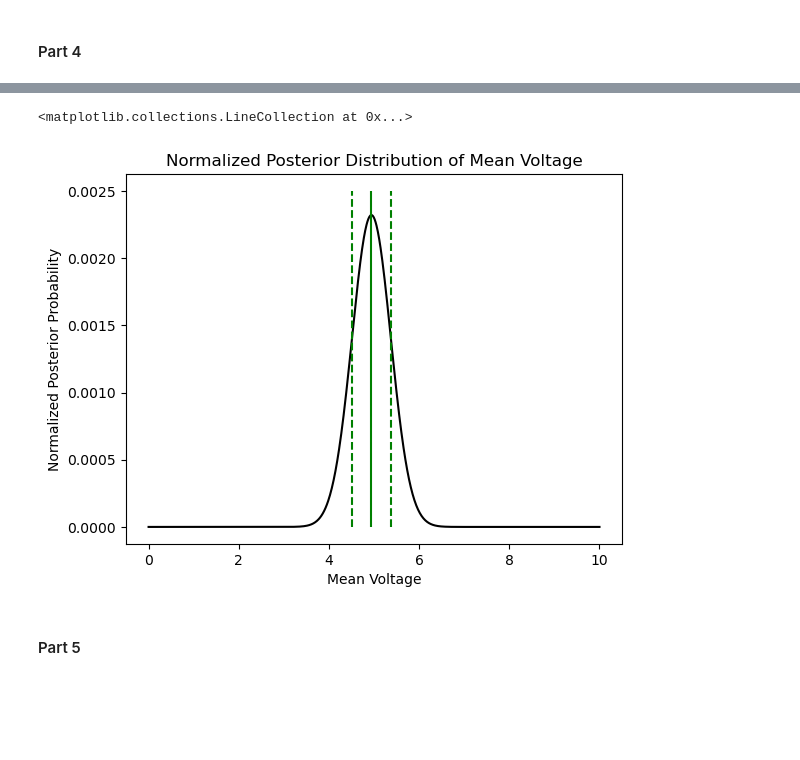
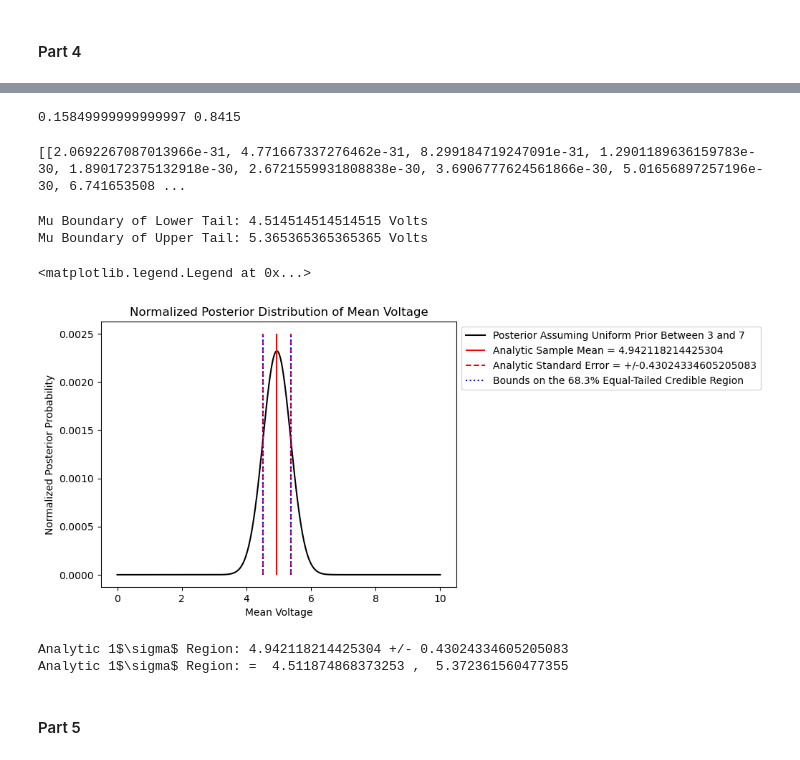
Before and after one commit to VanderbiltAstronomy/astr_8070_s24, a Jupyter notebook: coursework/student_folders/Ryan_Nowicki/vu_astr8070_s24_hw4_RyanNowicki.ipynb, the cells around one changed output, grey strips where cells are left out. Saved outputs shown, nothing was run; the diff lists cells and outputs as text; code cells hidden in the pictures; blank space fills up the shorter version.

```diff
--- a/coursework/student_folders/Ryan_Nowicki/vu_astr8070_s24_hw4_RyanNowicki.ipynb
+++ b/coursework/student_folders/Ryan_Nowicki/vu_astr8070_s24_hw4_RyanNowicki.ipynb
@@ -152,18 +168,63 @@ Text(0, 0.5, 'Normalized Posterior Probability')
+# %%
+#Equal tailed credible region cutoffs determined by X% credible region we are looking for
+Xcr = 0.683 #setting the credible region we want
+
+#setting the equal tails
+low_tail = 0 + ((1-Xcr)/2)
+high_tail = 1 - ((1-Xcr)/2)
+print(low_tail,high_tail)
+
+#finding the credible region by excluding points not in the region after we scaled the cdf to a percentage
+credreg = []        #empty array to hold the values of the cdf in credible region
+credreg_mus = []    #empty array to hold the values of the mus in credible region
+for i in range(len(post_cdf)):
+    if post_cdf[i]>=low_tail and post_cdf[i]<=high_tail:
+        credreg_index = i
+        credreg.append(post_cdf)
+        credreg_mus.append(credreg_index)
+# %% [output]
+0.15849999999999997 0.8415
+# %%
+print(credreg)
+print(credreg_mus)
+# %% [output]
+[[2.0692267087013966e-31, 4.771667337276462e-31, 8.299184719247091e-31, 1.2901189636159783e-30, 1.890172375132918e-30, 2.6721559931808838e-30, 3.6906777624561866e-30, 5.01656897257196e-30, 6.741653508 ...
+# %%
+#getting low and high end of credible region
+cred_mu_low = mugrid[credreg_mus[0]]
+cred_mu_high = mugrid[credreg_mus[-1]]
+
+print('Mu Boundary of Lower Tail:',cred_mu_low, 'Volts')
+print('Mu Boundary of Upper Tail:',cred_mu_high, 'Volts')
+# %% [output]
+Mu Boundary of Lower Tail: 4.514514514514515 Volts
+Mu Boundary of Upper Tail: 5.365365365365365 Volts
 # %%
 #new plot with credible region and analytic sample mean/stderr plotted too
 
 #first recreate posterior distibution
-plt.plot(mugrid,post, color='k')
+plt.plot(mugrid,post, color='k', label='Posterior Assuming Uniform Prior Between 3 and 7')
 plt.title('Normalized Posterior Distribution of Mean Voltage')
 plt.xlabel('Mean Voltage')
 plt.ylabel('Normalized Posterior Probability')
 
+#plotting vertical lines of analytic sample mean +/- standard error
+plt.vlines(mean_dat1,0,0.0025, color='r', label='Analytic Sample Mean = '+str(mean_dat1)) #vertical line at analytic sample mean
+plt.vlines(mean_dat1+stderr_dat1,0,0.0025, color='r', linestyles="dashed", label='Analytic Standard Error = +/-'+str(stderr_dat1)) #vertical lines one standard error away (positive) from analytic sample mean
+plt.vlines(mean_dat1-stderr_dat1,0,0.0025, color='r', linestyles="dashed") #vertical lines one standard error away (negative) from analytic sample mean
+
 #plotting credible region
+plt.vlines(cred_mu_low,0,0.0025, color='b', linestyles="dotted", label='Bounds on the 68.3% Equal-Tailed Credible Region') #vertical line representing lower boundary of 68.3% Equal-tailed credible region
+plt.vlines(cred_mu_high,0,0.0025, color='b', linestyles="dotted") #vertical line representing upper boundary of 68.3% Equal-tailed credible region
 
-#plotting vertical lines of analytic sample mean +/- standard error
-plt.vlines(mean_dat1,0,0.0025, color='g') #vertical line at analytic sample mean
-plt.vlines(mean_dat1+stderr_dat1,0,0.0025, color='g', linestyles="dashed") #vertical lines one standard error away (positive) from analytic sample mean
-plt.vlines(mean_dat1-stderr_dat1,0,0.0025, color='g', linestyles="dashed") #vertical lines one standard error away (negative) from analytic sample mean
+plt.legend(bbox_to_anchor=(1,1))
 # %% [output]
-<matplotlib.collections.LineCollection at 0x...>
+<matplotlib.legend.Legend at 0x...>
-[figure, old version]
+[figure, new version]
+# %%
+#Comparison of Credible Region Values and Analytic Results
+print('Analytic 1-sigma Region:', mean_dat1, '+/-', stderr_dat1)
+print('Analytic 1-sigma Region: = ',mean_dat1-stderr_dat1, ', ', mean_dat1+stderr_dat1)
+# %% [output]
+Analytic 1$\sigma$ Region: 4.942118214425304 +/- 0.43024334605205083
+Analytic 1$\sigma$ Region: =  4.511874868373253 ,  5.372361560477355
```
Also changed, not shown: parts of 3 cells of this notebook.
